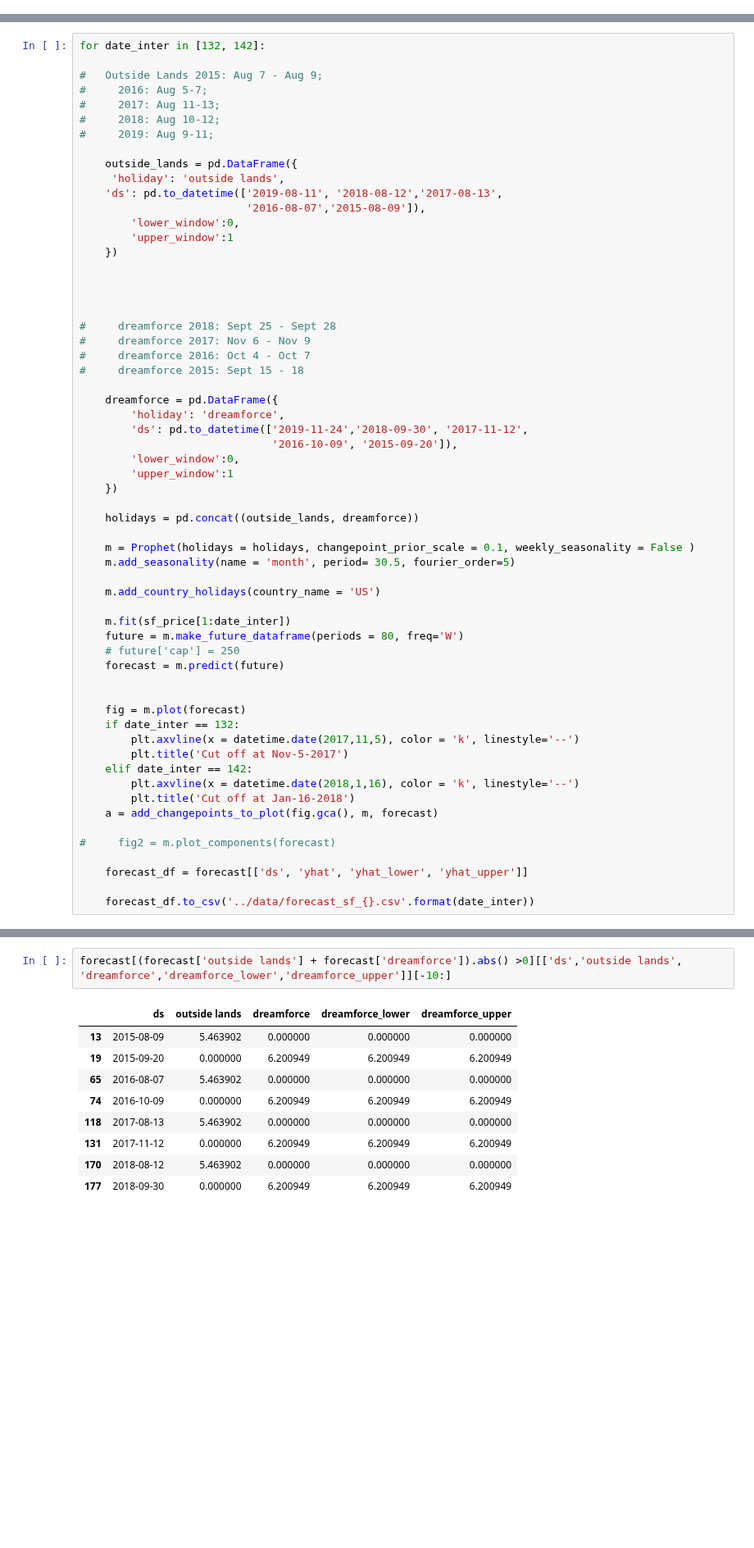
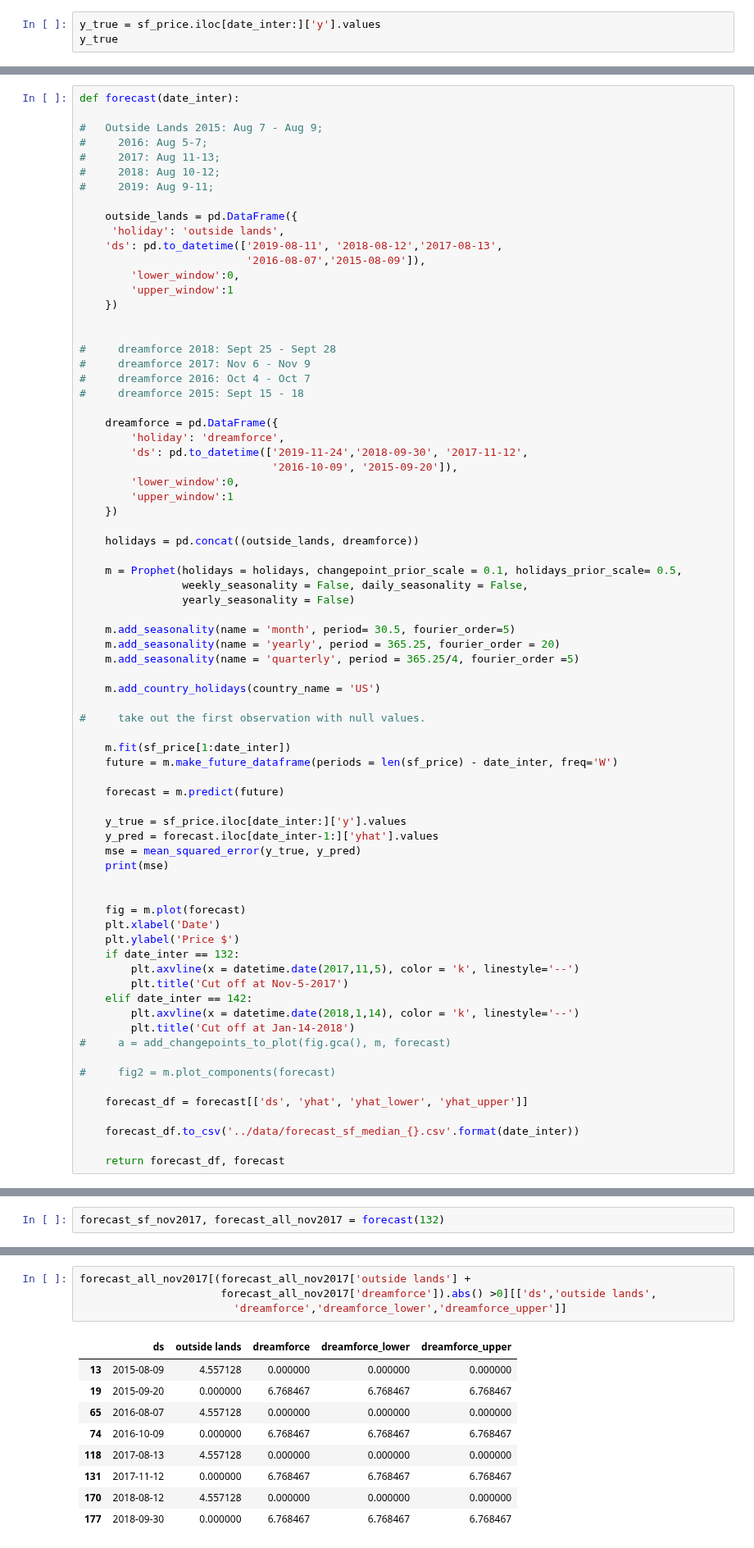
Before and after one commit to karensheng/Airbnb_Regulation, a Jupyter notebook: notebooks/Build Forecasting Models.ipynb, the cells around one changed output, grey strips where cells are left out. Shown at 82% size. Saved outputs shown, nothing was run; the diff lists cells and outputs as text; blank space fills up the shorter version.

Commit message:
updates forecasting

```diff
--- a/notebooks/Build Forecasting Models.ipynb
+++ b/notebooks/Build Forecasting Models.ipynb
@@ -43,0 +34,3 @@ sf_price[:date_inter]
+# %%
+y_true = sf_price.iloc[date_inter:]['y'].values
+y_true
@@ -44,5 +46,5 @@ sf_price[:date_inter]
 # %%
-for date_inter in [132, 142]:
+def forecast(date_inter):
 
 #   Outside Lands 2015: Aug 7 - Aug 9;
 #     2016: Aug 5-7;
@@ -57,8 +59,6 @@ for date_inter in [132, 142]:
         'lower_window':0,
         'upper_window':1
     })
-
-
 
 
 #     dreamforce 2018: Sept 25 - Sept 28
@@ -76,28 +76,44 @@ for date_inter in [132, 142]:
 
     holidays = pd.concat((outside_lands, dreamforce))
 
-    m = Prophet(holidays = holidays, changepoint_prior_scale = 0.1, weekly_seasonality = False )
+    m = Prophet(holidays = holidays, changepoint_prior_scale = 0.1, holidays_prior_scale= 0.5,
+                weekly_seasonality = False, daily_seasonality = False,
+                yearly_seasonality = False)
+
     m.add_seasonality(name = 'month', period= 30.5, fourier_order=5)
+    m.add_seasonality(name = 'yearly', period = 365.25, fourier_order = 20)
+    m.add_seasonality(name = 'quarterly', period = 365.25/4, fourier_order =5)
 
     m.add_country_holidays(country_name = 'US')
 
+#     take out the first observation with null values.
+
     m.fit(sf_price[1:date_inter])
-    future = m.make_future_dataframe(periods = 80, freq='W')
-    # future['cap'] = 250
+    future = m.make_future_dataframe(periods = len(sf_price) - date_inter, freq='W')
+
     forecast = m.predict(future)
+
+    y_true = sf_price.iloc[date_inter:]['y'].values
+    y_pred = forecast.iloc[date_inter-1:]['yhat'].values
+    mse = mean_squared_error(y_true, y_pred)
+    print(mse)
 
 
     fig = m.plot(forecast)
+    plt.xlabel('Date')
+    plt.ylabel('Price $')
     if date_inter == 132:
         plt.axvline(x = datetime.date(2017,11,5), color = 'k', linestyle='--')
         plt.title('Cut off at Nov-5-2017')
     elif date_inter == 142:
-        plt.axvline(x = datetime.date(2018,1,16), color = 'k', linestyle='--')
-        plt.title('Cut off at Jan-16-2018')
-    a = add_changepoints_to_plot(fig.gca(), m, forecast)
+        plt.axvline(x = datetime.date(2018,1,14), color = 'k', linestyle='--')
+        plt.title('Cut off at Jan-14-2018')
+#     a = add_changepoints_to_plot(fig.gca(), m, forecast)
 
 #     fig2 = m.plot_components(forecast)
 
     forecast_df = forecast[['ds', 'yhat', 'yhat_lower', 'yhat_upper']]
 
-    forecast_df.to_csv('../data/forecast_sf_{}.csv'.format(date_inter))
+    forecast_df.to_csv('../data/forecast_sf_median_{}.csv'.format(date_inter))
+
+    return forecast_df, forecast
@@ -108,0 +120,2 @@ INFO:fbprophet:Disabling daily seasonality. Run prophet with daily_seasonality=T
+# %%
+forecast_sf_nov2017, forecast_all_nov2017 = forecast(132)
@@ -109,12 +134,14 @@ INFO:fbprophet:Disabling daily seasonality. Run prophet with daily_seasonality=T
 # %%
-forecast[(forecast['outside lands'] + forecast['dreamforce']).abs() >0][['ds','outside lands', 'dreamforce','dreamforce_lower','dreamforce_upper']][-10:]
+forecast_all_nov2017[(forecast_all_nov2017['outside lands'] +
+                      forecast_all_nov2017['dreamforce']).abs() >0][['ds','outside lands',
+                        'dreamforce','dreamforce_lower','dreamforce_upper']]
 # %% [output]
 |  | ds | outside lands | dreamforce | dreamforce_lower | dreamforce_upper |
-| 13 | 2015-08-09 | 5.463902 | 0.000000 | 0.000000 | 0.000000 |
-| 19 | 2015-09-20 | 0.000000 | 6.200949 | 6.200949 | 6.200949 |
-| 65 | 2016-08-07 | 5.463902 | 0.000000 | 0.000000 | 0.000000 |
-| 74 | 2016-10-09 | 0.000000 | 6.200949 | 6.200949 | 6.200949 |
-| 118 | 2017-08-13 | 5.463902 | 0.000000 | 0.000000 | 0.000000 |
-| 131 | 2017-11-12 | 0.000000 | 6.200949 | 6.200949 | 6.200949 |
-| 170 | 2018-08-12 | 5.463902 | 0.000000 | 0.000000 | 0.000000 |
-| 177 | 2018-09-30 | 0.000000 | 6.200949 | 6.200949 | 6.200949 |
+| 13 | 2015-08-09 | 4.557128 | 0.000000 | 0.000000 | 0.000000 |
+| 19 | 2015-09-20 | 0.000000 | 6.768467 | 6.768467 | 6.768467 |
+| 65 | 2016-08-07 | 4.557128 | 0.000000 | 0.000000 | 0.000000 |
+| 74 | 2016-10-09 | 0.000000 | 6.768467 | 6.768467 | 6.768467 |
+| 118 | 2017-08-13 | 4.557128 | 0.000000 | 0.000000 | 0.000000 |
+| 131 | 2017-11-12 | 0.000000 | 6.768467 | 6.768467 | 6.768467 |
+| 170 | 2018-08-12 | 4.557128 | 0.000000 | 0.000000 | 0.000000 |
+| 177 | 2018-09-30 | 0.000000 | 6.768467 | 6.768467 | 6.768467 |
```
Also changed, not shown: parts of 20 cells of this notebook, 11 other files.
